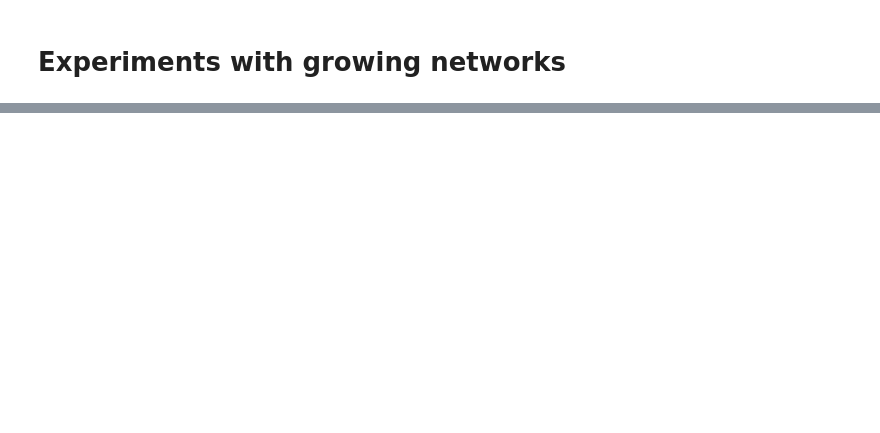
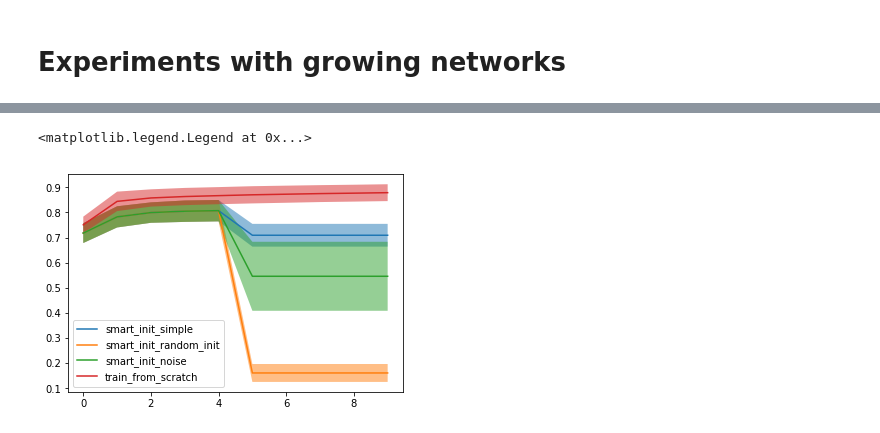
Before and after one commit to mshalvagal/weightSymmetry, a Jupyter notebook: Workspace.ipynb, the cells around one changed output, grey strips where cells are left out. Cells and saved outputs as stored; diff of their text form; code cells hidden in the pictures; blank space fills up the shorter version.

```diff
--- a/Workspace.ipynb
+++ b/Workspace.ipynb
@@ -80,0 +129,17 @@ plt.plot(acc)
+# %%
+parent_dir = '/home/manu/Projects/dev/weightSymmetry/logs/16 neurons/'
+
+for method in os.listdir(parent_dir):
+    method_dir = os.path.join(parent_dir, method)
+    losses = []
+    acc = []
+    for f_name in os.listdir(method_dir):
+        if f_name.startswith('acc'):
+            acc.append(np.load(os.path.join(method_dir, f_name)))
+    acc = np.array(acc)
+    plt.plot(np.arange(acc.shape[1]), np.mean(acc, 0), label=method)
+    plt.fill_between(np.arange(acc.shape[1]), np.mean(acc, 0)-np.std(acc,0),np.mean(acc, 0)+np.std(acc,0), alpha=0.5)
+plt.legend()
+# %% [output]
+<matplotlib.legend.Legend at 0x...>
+[figure, added]
```
Also changed, not shown: parts of 10 cells of this notebook, 1 other file.
